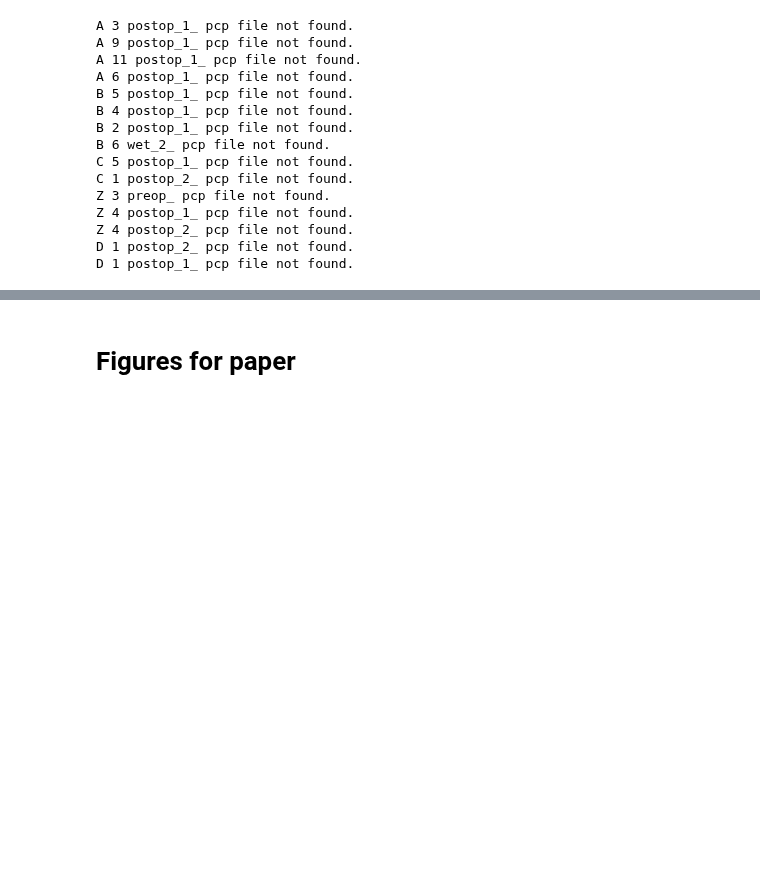
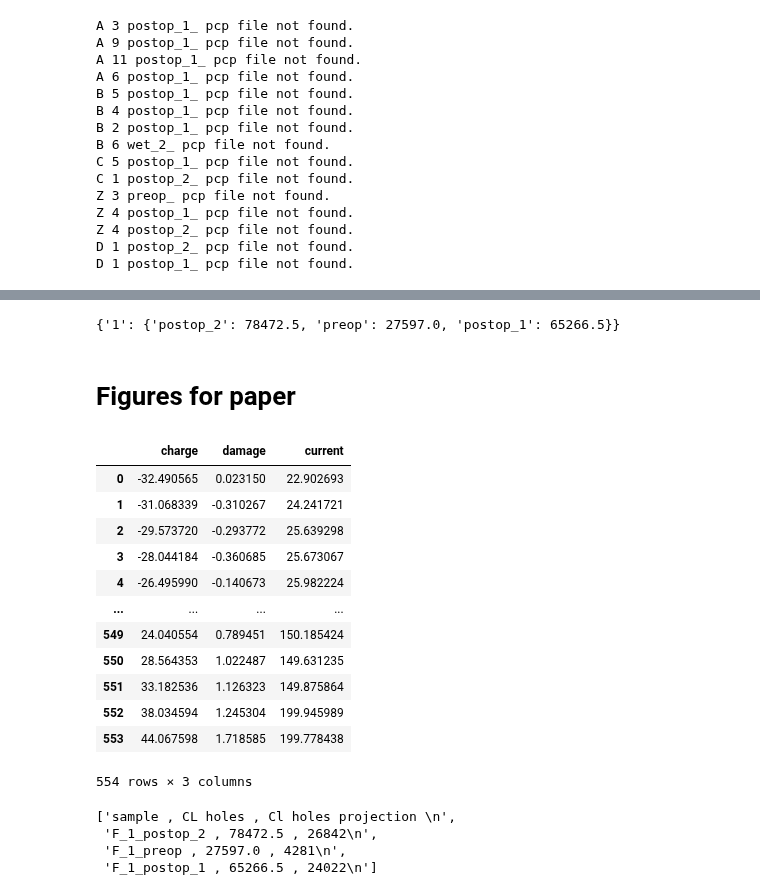
Before and after one commit to Pescatore23/coely_postmortem, a Jupyter notebook: CL_damage.ipynb, the cells around one changed output, grey strips where cells are left out. Saved outputs shown, nothing was run; the diff lists cells and outputs as text; code cells hidden in the pictures; blank space fills up the shorter version.

```diff
--- a/CL_damage.ipynb
+++ b/CL_damage.ipynb
@@ -859,7 +892,34 @@ for line in datalines[1:]:
     if not ser in hole_dict.keys(): hole_dict[ser] = {}
     if not sample in  hole_dict[ser].keys():  hole_dict[ser][sample] = {}
     hole_dict[ser][sample][stage] = val
+# %%
+hole_dict['F']
+# %% [output]
+{'1': {'postop_2': 78472.5, 'preop': 27597.0, 'postop_1': 65266.5}}
 # %%
 test = skimage.io.imread(os.path.join(toppath, 'G_normalized', 'G_1_postop_1__normalized.tif'))
 # %% [markdown]
 # Figures for paper
+# %%
+df
+# %% [output]
+|  | charge | damage | current |
+| 0 | -32.490565 | 0.023150 | 22.902693 |
+| 1 | -31.068339 | -0.310267 | 24.241721 |
+| 2 | -29.573720 | -0.293772 | 25.639298 |
+| 3 | -28.044184 | -0.360685 | 25.673067 |
+| 4 | -26.495990 | -0.140673 | 25.982224 |
+| ... | ... | ... | ... |
+| 549 | 24.040554 | 0.789451 | 150.185424 |
+| 550 | 28.564353 | 1.022487 | 149.631235 |
+| 551 | 33.182536 | 1.126323 | 149.875864 |
+| 552 | 38.034594 | 1.245304 | 199.945989 |
+| 553 | 44.067598 | 1.718585 | 199.778438 |
+554 rows × 3 columns
+# %%
+datalines4
+# %% [output]
+['sample , CL holes , Cl holes projection \n',
+ 'F_1_postop_2 , 78472.5 , 26842\n',
+ 'F_1_preop , 27597.0 , 4281\n',
+ 'F_1_postop_1 , 65266.5 , 24022\n']
```
Also changed, not shown: parts of 13 cells of this notebook, 5 other files.
